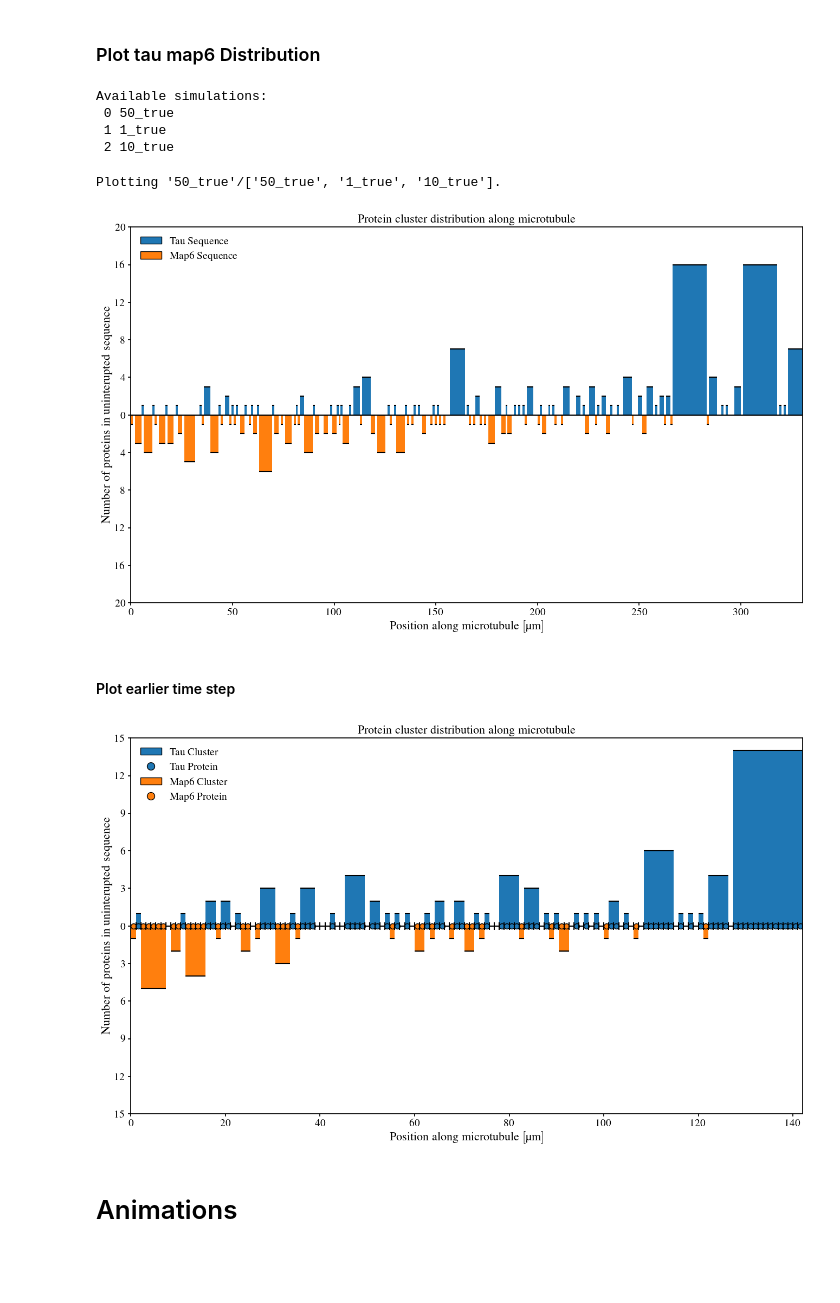
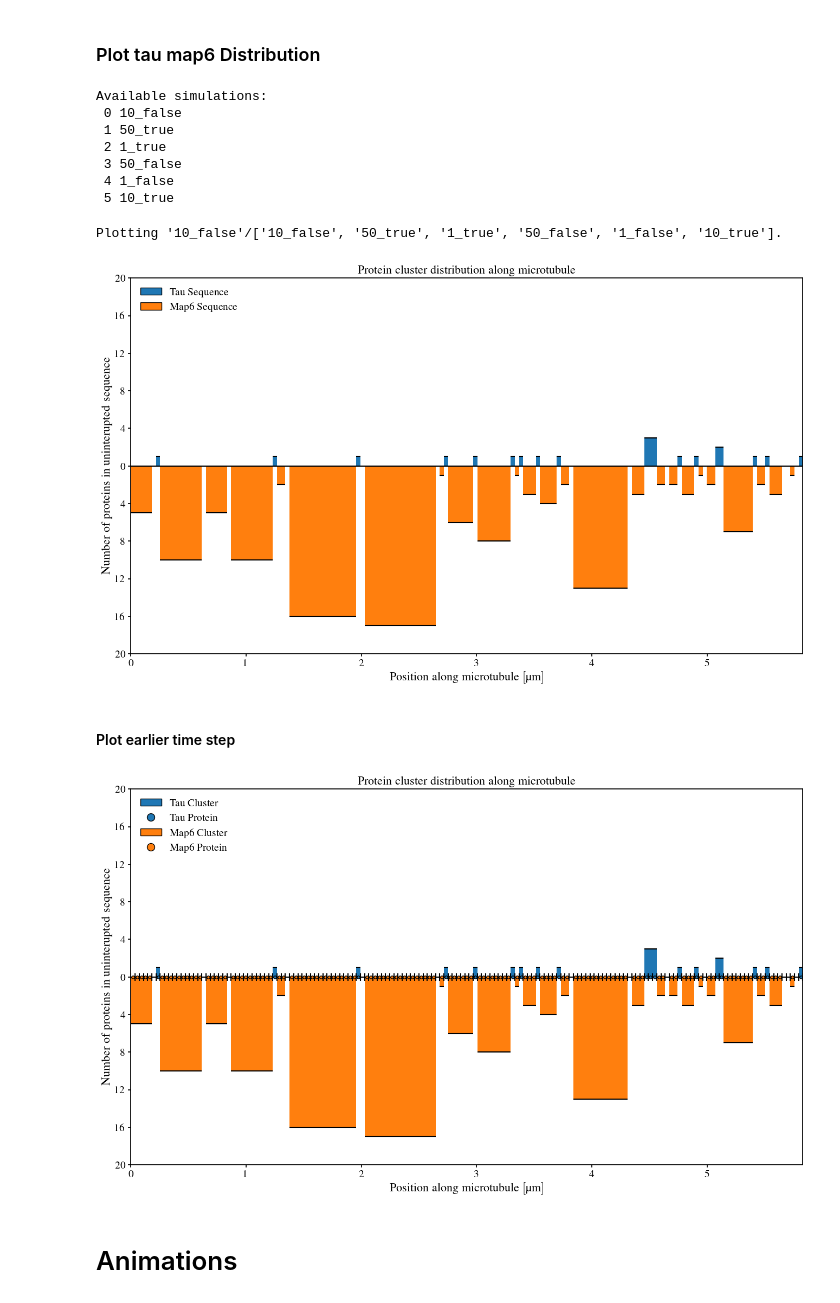
Before and after one commit to CWU-Computational-Biophysics/tau_mts, a Jupyter notebook: analysis.ipynb, the cells around one changed output. Drawn from its saved outputs; the diff is of its cells as text; code cells hidden in the pictures; blank space fills up the shorter version.

```diff
--- a/analysis.ipynb
+++ b/analysis.ipynb
@@ -24,7 +24,7 @@ from rich import print
 from tqdm import tqdm
 # %%
 # define the data directory
-data_dir = Path("data", "true_data")
+data_dir = Path("data", "paper_data")
 
 # configure plotting
 # define the figure save directory
@@ -459,15 +459,18 @@ fig.savefig(figure_dir / r"mt_growth_over_time")
 print("Available simulations:\n", "\n ".join([f"{i} {sim_name}" for i, sim_name in enumerate(sim_dict.keys())]))
 # %% [output]
 Available simulations:
- 0 50_true
- 1 1_true
- 2 10_true
+ 0 10_false
+ 1 50_true
+ 2 1_true
+ 3 50_false
+ 4 1_false
+ 5 10_true
 # %%
 # define the name of the sim to plot
 sim_name = list(sim_dict.keys())[0]
 print(f"Plotting '{sim_name}'/{list(sim_dict.keys())}.")
 # %% [output]
-Plotting '50_true'/['50_true', '1_true', '10_true'].
+Plotting '10_false'/['10_false', '50_true', '1_true', '50_false', '1_false', '10_true'].
 # %%
 # define a function to extract the distribution information
 # should take inputs of name, time step, and sim dict
@@ -743,21 +746,21 @@ plot_clusters(fig, ax, name=sim_name, sim_dict=sim_dict, time_step=-1, protein_p
 # save the figure
 fig.savefig(figure_dir / f"{sim_name}_protein_cluster_distribution")
 # %% [output]
-[figure, old version]
+[figure, new version]
 # %% [markdown]
 #### Plot earlier time step
 # %%
 # plot the protein cluster distribution using the function
 # define the figure
 fig, ax = plt.subplots(figsize=(16, 9))
 
 # plot the clusters
-plot_clusters(fig, ax, name=sim_name, sim_dict=sim_dict, time_step=500, protein_points_size=50, binding_ticks=True)
+plot_clusters(fig, ax, name=sim_name, sim_dict=sim_dict, time_step=-1, protein_points_size=15, binding_ticks=True)
 
 # save the figure
 fig.savefig(figure_dir / f"{sim_name}_protein_cluster_distribution_explainer")
 # %% [output]
-[figure, old version]
+[figure, new version]
 # %% [markdown]
 # Animations
 # %% [markdown]
```
Also changed, not shown: parts of 7 cells of this notebook, 19 other files.
